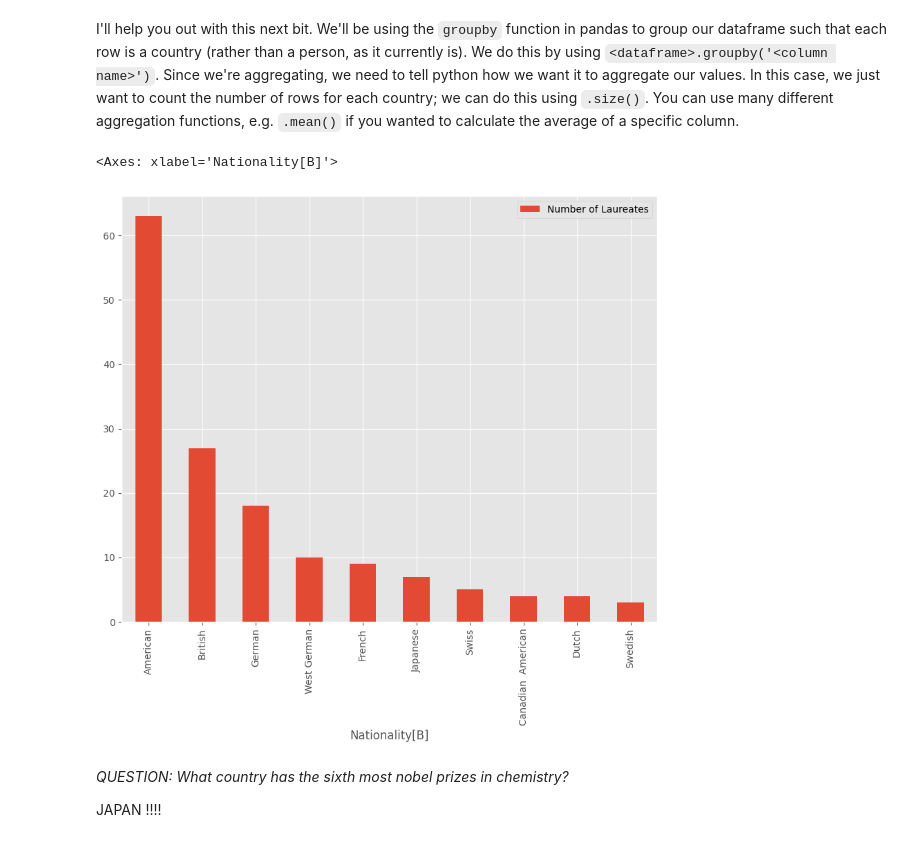
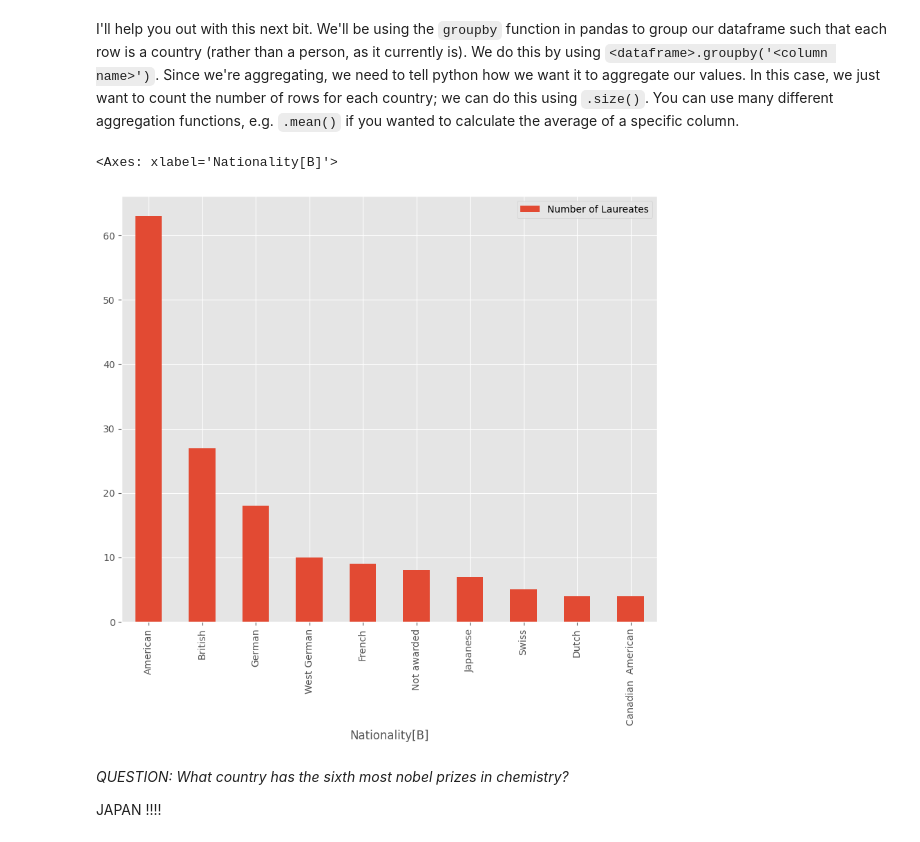
Before and after one commit to yoko-37458/QM2, a Jupyter notebook: Workshop 2.ipynb, the cells around one changed output. Saved outputs shown, nothing was run; the diff lists cells and outputs as text; code cells hidden in the pictures.

```diff
--- a/Workshop 2.ipynb
+++ b/Workshop 2.ipynb
@@ -540,16 +529,17 @@ I'll help you out with this next bit. We'll be using the `groupby` function in p
 # %%
 # create a new dataframe called 'country' in which each row is a country, and the values represent the number of nobel laureates.
 
 # now sort it in descending order
 
 # finally, plot the top 10 countries
-country = chem_cleaned.groupby('Nationality[B]').size().reset_index(name='Count')
+
+country = chem.groupby('Nationality[B]').size().reset_index(name='Count')
 country_sorted = country.sort_values(by='Count', ascending=False)
 country_sorted = country_sorted.rename(columns={'Count': 'Number of Laureates'})
 country_sorted.head(10).plot.bar(x='Nationality[B]', y='Number of Laureates')
 # %% [output]
 <Axes: xlabel='Nationality[B]'>
-[figure, old version]
+[figure, new version]
 # %% [markdown]
 *QUESTION: What country has the sixth most nobel prizes in chemistry?*
 
```
Also changed, not shown: parts of 5 cells of this notebook.
